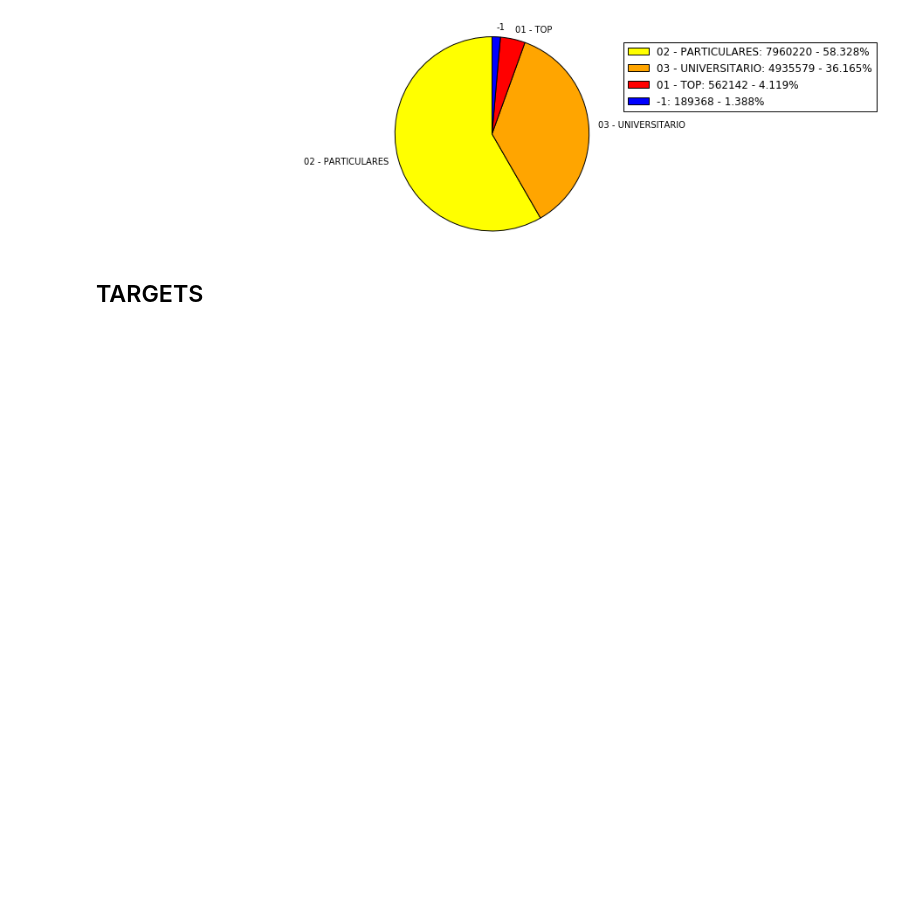
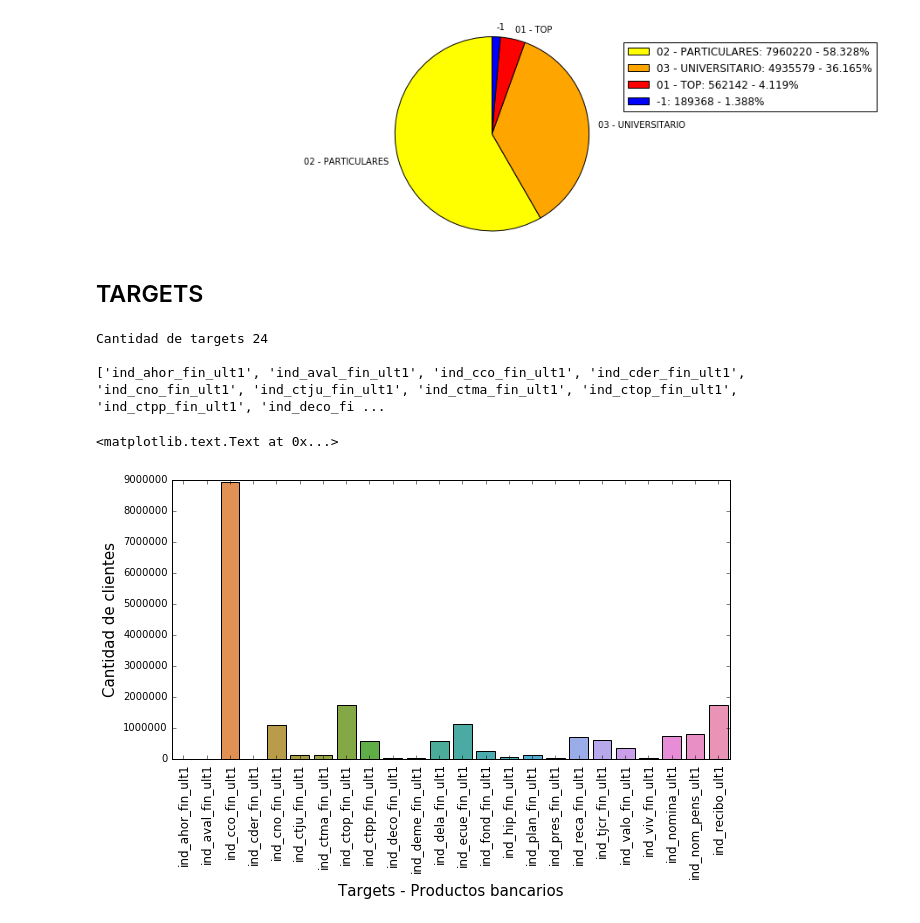
Before and after one commit to sergioml/degree_project, a Jupyter notebook: data_exploration.ipynb, the cells around one changed output. Saved outputs shown, nothing was run; the diff lists cells and outputs as text; code cells hidden in the pictures; blank space fills up the shorter version.

Commit message:
Se agregó una breve analítica de los targets

```diff
--- a/data_exploration.ipynb
+++ b/data_exploration.ipynb
@@ -396,3 +396,22 @@ plt.axis('equal');
 [figure]
 # %% [markdown]
 ## TARGETS
+# %%
+list_targets = [i for i in list(df.columns) if "ind_" and "_ult1" in i ]
+print("Cantidad de targets", len(list_targets))
+print()
+print(list_targets)
+# %% [output]
+Cantidad de targets 24
+
+['ind_ahor_fin_ult1', 'ind_aval_fin_ult1', 'ind_cco_fin_ult1', 'ind_cder_fin_ult1', 'ind_cno_fin_ult1', 'ind_ctju_fin_ult1', 'ind_ctma_fin_ult1', 'ind_ctop_fin_ult1', 'ind_ctpp_fin_ult1', 'ind_deco_fi ...
+# %%
+targets_count = df.iloc[:,24:].sum(axis=0)
+plt.figure(figsize=(10, 5))
+sns.barplot(targets_count.index, targets_count.values)
+plt.xticks(rotation="vertical", fontsize=12);
+plt.ylabel('Cantidad de clientes', fontsize=15)
+plt.xlabel('Targets - Productos bancarios', fontsize=15)
+# %% [output]
+<matplotlib.text.Text at 0x...>
+[figure, added]
```
Also changed, not shown: parts of 4 cells of this notebook.
